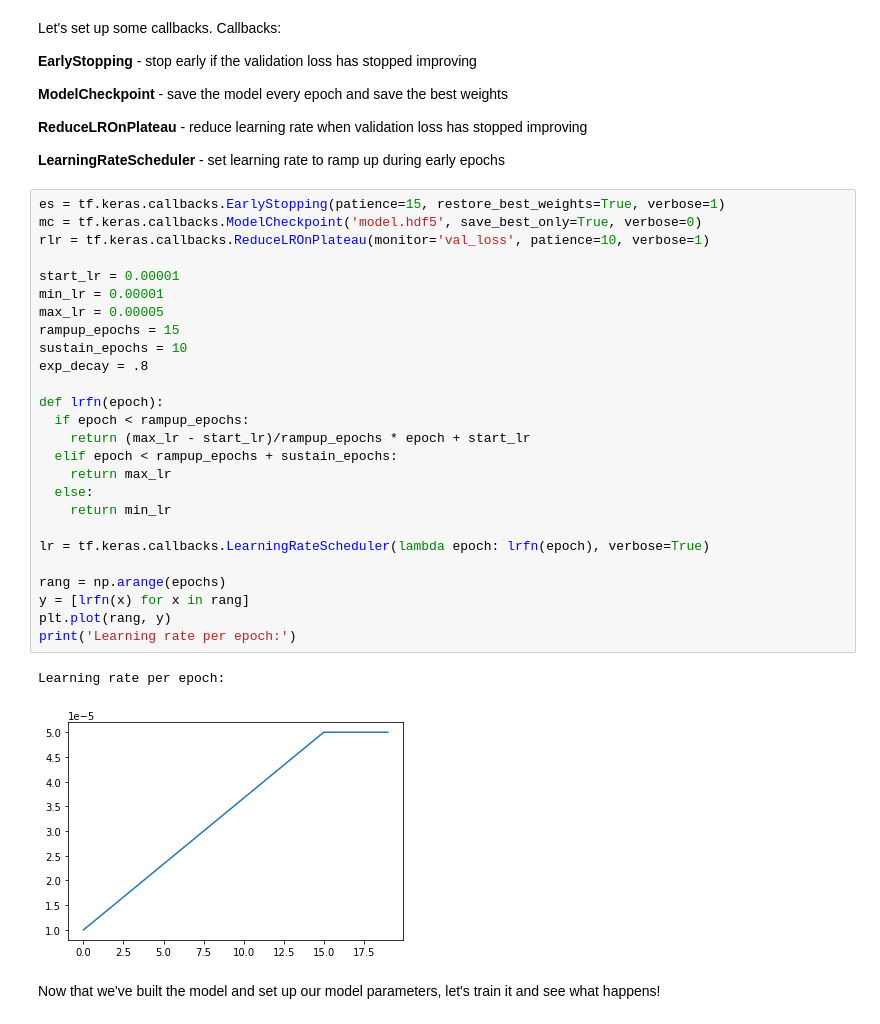
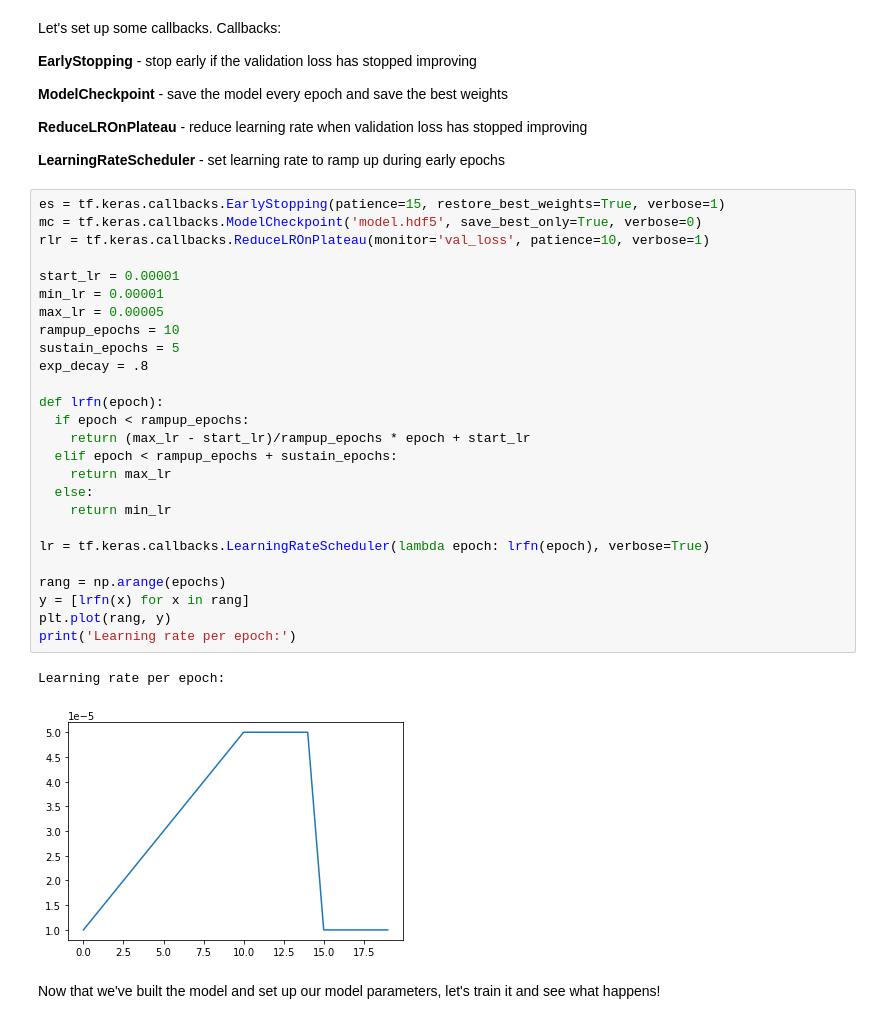
Before and after one commit to stochasticats/plantpathologyfgvc7-keras-deeplearning, a Jupyter notebook: Plant_Pathology_FGVC7_Identifying_foliar_disease_with_Deep_Learning.ipynb, the cells around one changed output. Drawn from its saved outputs; the diff is of its cells as text.

```diff
--- a/Plant_Pathology_FGVC7_Identifying_foliar_disease_with_Deep_Learning.ipynb
+++ b/Plant_Pathology_FGVC7_Identifying_foliar_disease_with_Deep_Learning.ipynb
@@ -271,32 +263,32 @@ Callbacks:
 # %%
 es = tf.keras.callbacks.EarlyStopping(patience=15, restore_best_weights=True, verbose=1)
 mc = tf.keras.callbacks.ModelCheckpoint('model.hdf5', save_best_only=True, verbose=0)
 rlr = tf.keras.callbacks.ReduceLROnPlateau(monitor='val_loss', patience=10, verbose=1)
 
 start_lr = 0.00001
 min_lr = 0.00001
 max_lr = 0.00005
-rampup_epochs = 15
-sustain_epochs = 10
+rampup_epochs = 10
+sustain_epochs = 5
 exp_decay = .8
 
 def lrfn(epoch):
   if epoch < rampup_epochs:
     return (max_lr - start_lr)/rampup_epochs * epoch + start_lr
   elif epoch < rampup_epochs + sustain_epochs:
     return max_lr
   else:
     return min_lr
 
 lr = tf.keras.callbacks.LearningRateScheduler(lambda epoch: lrfn(epoch), verbose=True)
 
 rang = np.arange(epochs)
 y = [lrfn(x) for x in rang]
 plt.plot(rang, y)
 print('Learning rate per epoch:')
 # %% [output]
 Learning rate per epoch:
-[figure, old version]
+[figure, new version]
 # %% [markdown]
 Now that we've built the model and set up our model parameters, let's train it and see what happens!
 # %%
```
Also changed, not shown: parts of 15 cells of this notebook.
